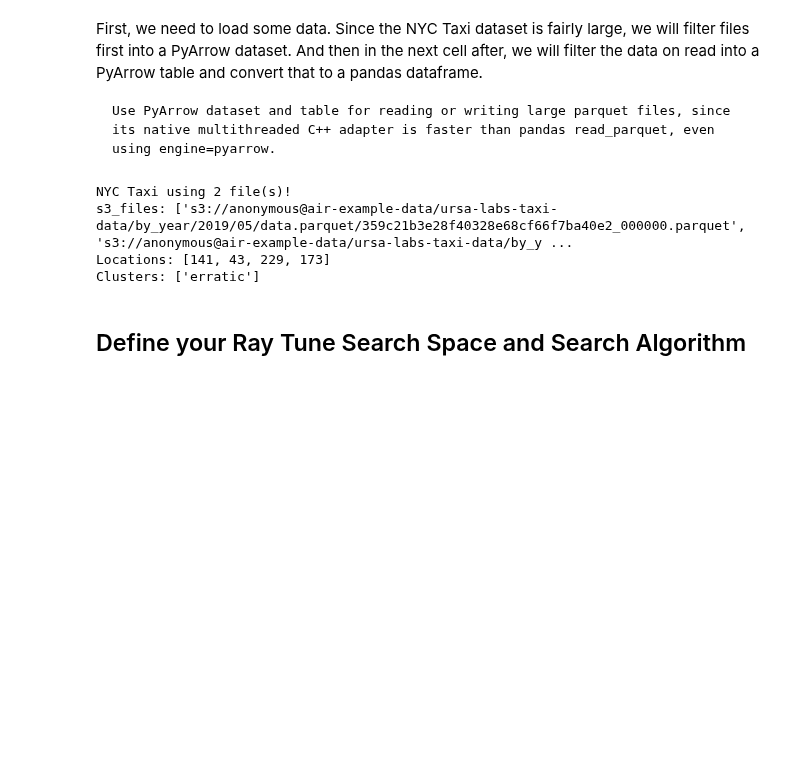
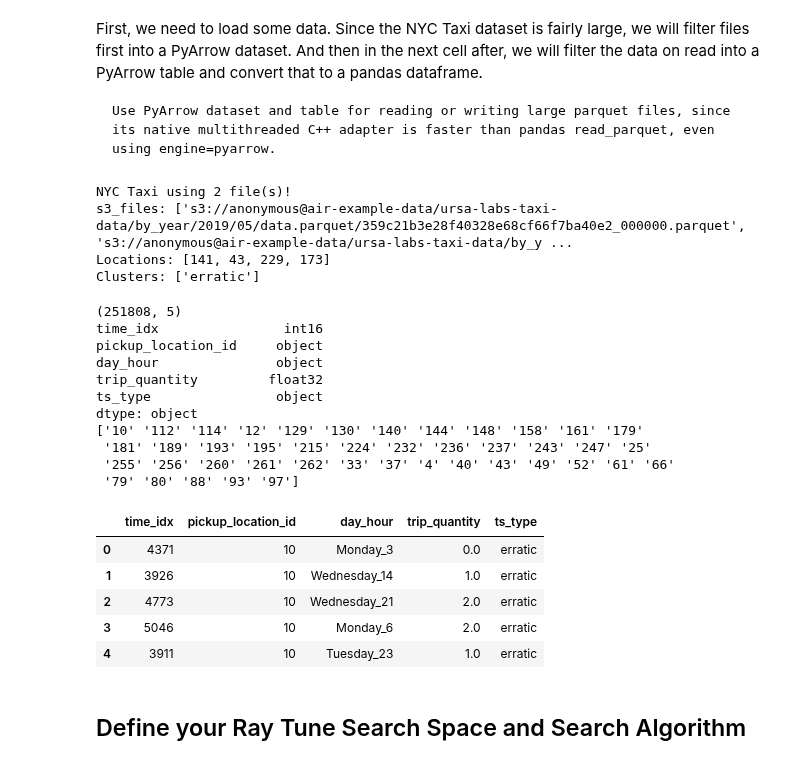
Before and after one commit to christy/AnyscaleDemos, a Jupyter notebook: forecasting_demos/Ray_v2/ray_air/pytorch_forecasting.ipynb, the cells around one changed output. Saved outputs shown, nothing was run; the diff lists cells and outputs as text; code cells hidden in the pictures; blank space fills up the shorter version.

Commit message:
Test using clean data sample

```diff
--- a/forecasting_demos/Ray_v2/ray_air/pytorch_forecasting.ipynb
+++ b/forecasting_demos/Ray_v2/ray_air/pytorch_forecasting.ipynb
@@ -321,6 +216,31 @@ def prepare_data_from_clean(
         return None
     else:
         return df
+# %%
+# Test reading data
+df_raw = prepare_data_from_clean(FILENAME, "erratic")
+print(df_raw.shape)
+print(df_raw.dtypes)
+print(df_raw.pickup_location_id.unique())
+df_raw.head()
+# %% [output]
+(251808, 5)
+time_idx                int16
+pickup_location_id     object
+day_hour               object
+trip_quantity         float32
+ts_type                object
+dtype: object
+['10' '112' '114' '12' '129' '130' '140' '144' '148' '158' '161' '179'
+ '181' '189' '193' '195' '215' '224' '232' '236' '237' '243' '247' '25'
+ '255' '256' '260' '261' '262' '33' '37' '4' '40' '43' '49' '52' '61' '66'
+ '79' '80' '88' '93' '97']
+|  | time_idx | pickup_location_id | day_hour | trip_quantity | ts_type |
+| 0 | 4371 | 10 | Monday_3 | 0.0 | erratic |
+| 1 | 3926 | 10 | Wednesday_14 | 1.0 | erratic |
+| 2 | 4773 | 10 | Wednesday_21 | 2.0 | erratic |
+| 3 | 5046 | 10 | Monday_6 | 2.0 | erratic |
+| 4 | 3911 | 10 | Tuesday_23 | 1.0 | erratic |
 # %% [markdown]
 ## Define your Ray Tune Search Space and Search Algorithm <a class="anchor" id="define_search_space"></a>
 # %% [markdown]
```
Also changed, not shown: parts of 5 cells of this notebook.
